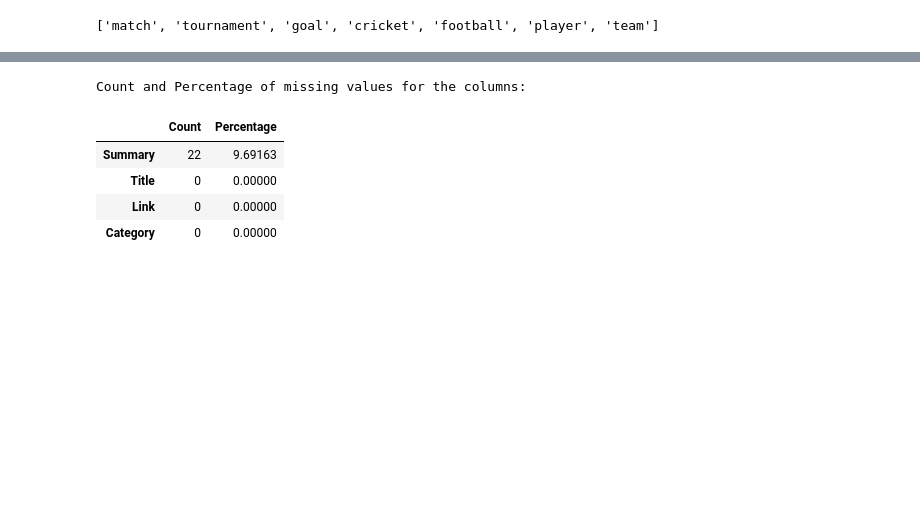
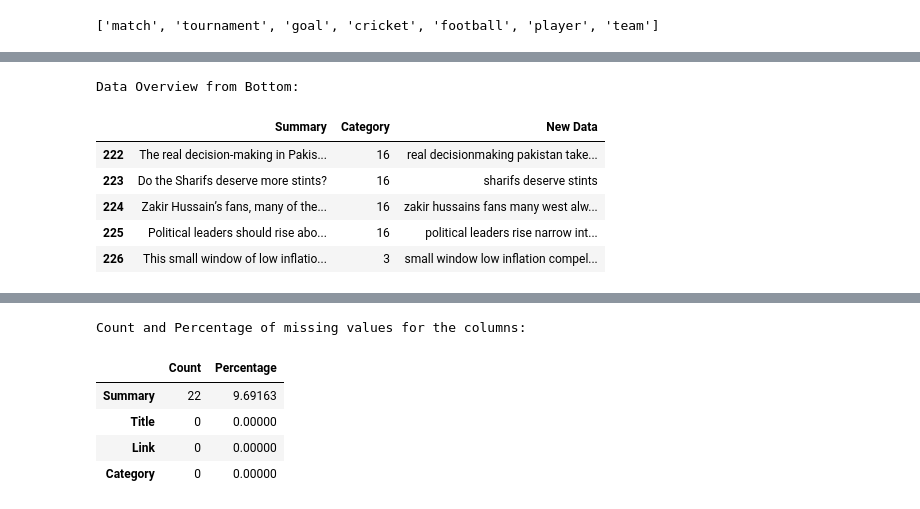
Before and after one commit to Jaweria-Asif/Automated-News-Categorization-Using-Data-Science-Techniques, a Jupyter notebook: Data_Science_Project.ipynb, the cells around one changed output, grey strips where cells are left out. Drawn from its saved outputs; the diff is of its cells as text; code cells hidden in the pictures; blank space fills up the shorter version.

```diff
--- a/Data_Science_Project.ipynb
+++ b/Data_Science_Project.ipynb
@@ -222,0 +248,12 @@ data = pd.read_csv("dawn_news.csv")
+# %%
+# 1. Inspect the Data
+print("Data Overview from Bottom:")
+data.tail(5)
+# %% [output]
+Data Overview from Bottom:
+|  | Summary | Category | New Data |
+| 222 | The real decision-making in Pakis... | 16 | real decisionmaking pakistan take... |
+| 223 | Do the Sharifs deserve more stints? | 16 | sharifs deserve stints |
+| 224 | Zakir Hussain’s fans, many of the... | 16 | zakir hussains fans many west alw... |
+| 225 | Political leaders should rise abo... | 16 | political leaders rise narrow int... |
+| 226 | This small window of low inflatio... | 3 | small window low inflation compel... |
```
Also changed, not shown: parts of 30 cells of this notebook.
